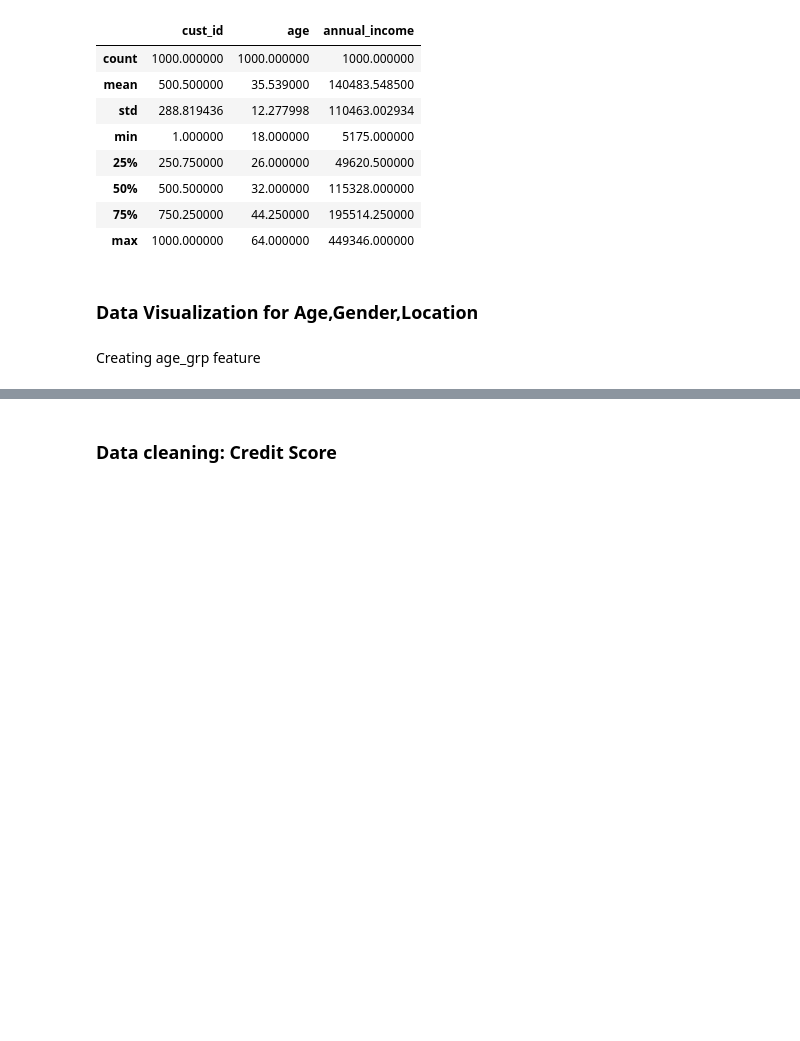
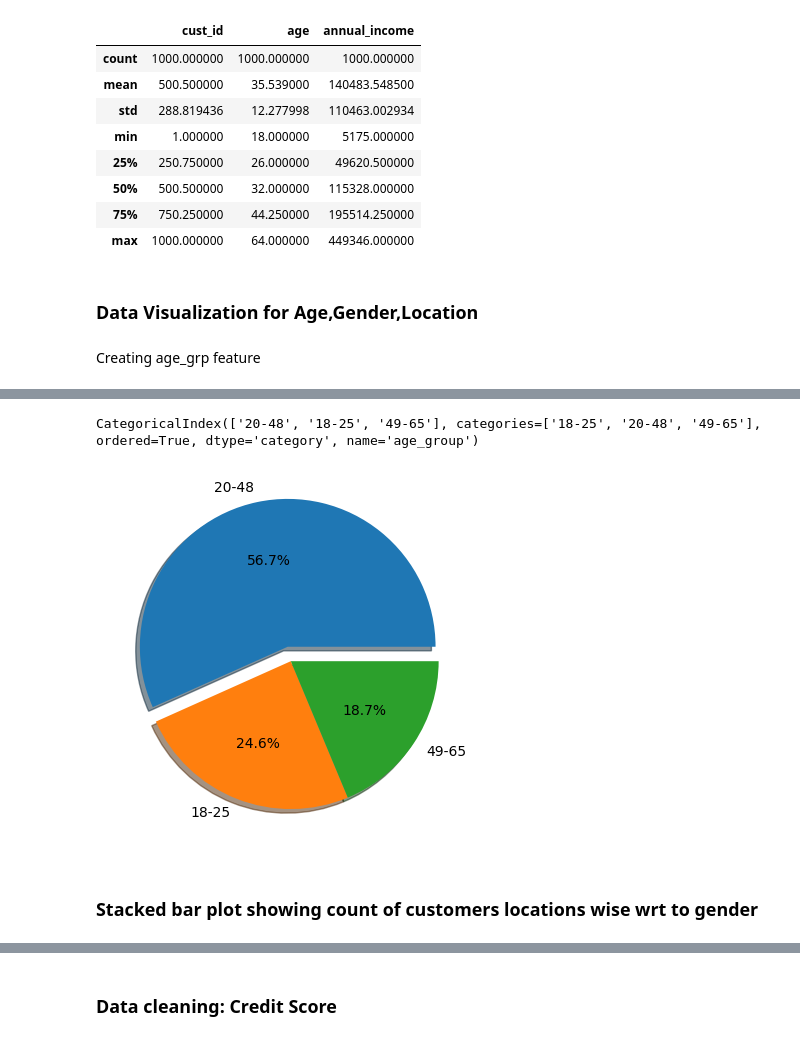
Before and after one commit to jayasuryan-mutyala/Credit-Card-Launch-Analysis, a Jupyter notebook: Notebook/main.ipynb, the cells around one changed output, grey strips where cells are left out. Drawn from its saved outputs; the diff is of its cells as text; code cells hidden in the pictures; blank space fills up the shorter version.

```diff
--- a/Notebook/main.ipynb
+++ b/Notebook/main.ipynb
@@ -9,5 +13,5 @@ import mysql.connector
 # %%
-df_cust = pd.read_csv('dataset/customers.csv')
+df_cust = pd.read_csv('../dataset/customers.csv')
 display(df_cust.head())
 print(df_cust.shape)
 # %% [output]
@@ -309,11 +313,3 @@ df_cust.describe()
 ### Data Visualization for Age,Gender,Location
 # %% [markdown]
 Creating age_grp feature
-# %%
-bin_edges = [17,25,48,65]
-bin_labels = ["18-25","26-48","49-65"]
-
-df_cust["age_group"] = pd.cut(df_cust['age'],
-                              bins=bin_edges,
-                              labels=bin_labels)
-df_cust.head(2)
@@ -401,0 +318,4 @@ plt.show()
+# %%
+bin_edges = [17,25,48,65]
+labels = ["18-25","20-48","49-65"]
+df_cust['age_group'] = pd.cut(df_cust['age'],bins=bin_edges,labels=labels)
@@ -401,0 +340,15 @@ plt.show()
+# %%
+age_grp_counts.index
+# %% [output]
+CategoricalIndex(['20-48', '18-25', '49-65'], categories=['18-25', '20-48', '49-65'], ordered=True, dtype='category', name='age_group')
+# %%
+plt.pie(age_grp_counts,
+        labels=age_grp_counts.index,
+        autopct="%1.1f%%",
+        shadow=True,
+        explode=(0.1,0,0)) # 0.1 is the distance from the center
+plt.show()
+# %% [output]
+[figure, added]
+# %% [markdown]
+### Stacked bar plot showing count of customers locations wise wrt to gender
```
Also changed, not shown: parts of 108 cells of this notebook.
